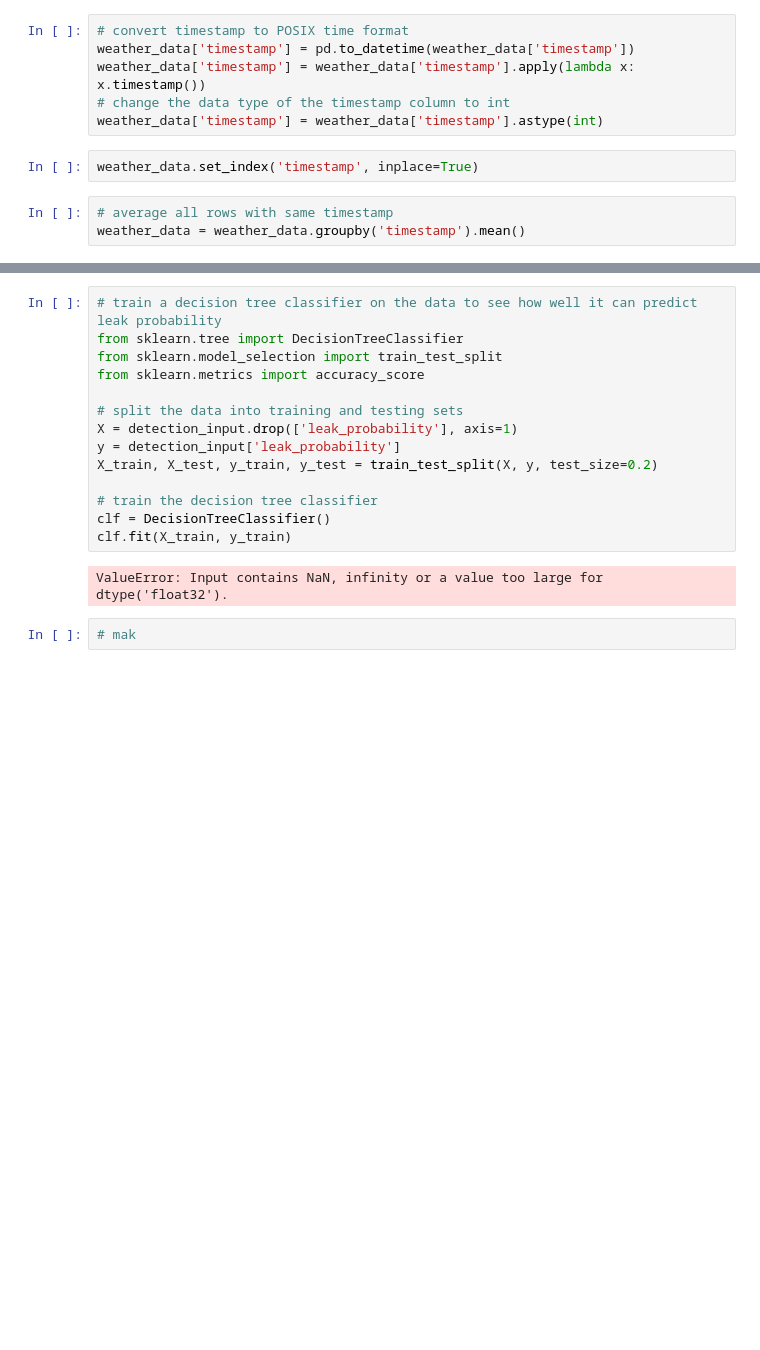
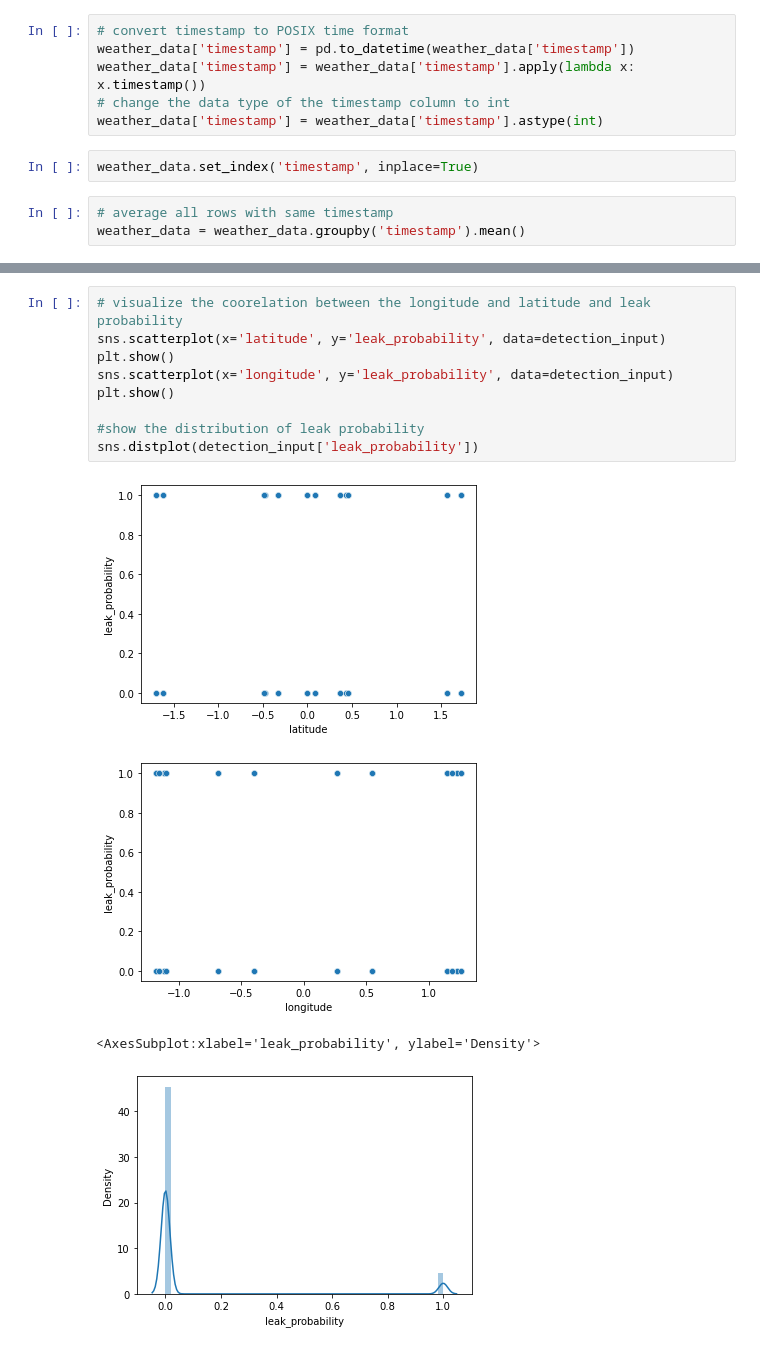
Before and after one commit to rohanchugh14/HackUTD-X-Golden-Hour, a Jupyter notebook: main.ipynb, the cells around one changed output, grey strips where cells are left out. Saved outputs shown, nothing was run; the diff lists cells and outputs as text; blank space fills up the shorter version.

```diff
--- a/main.ipynb
+++ b/main.ipynb
@@ -263,18 +213,14 @@ plt.show()
-# %%
-# train a decision tree classifier on the data to see how well it can predict leak probability
-from sklearn.tree import DecisionTreeClassifier
-from sklearn.model_selection import train_test_split
-from sklearn.metrics import accuracy_score
-
-# split the data into training and testing sets
-X = detection_input.drop(['leak_probability'], axis=1)
-y = detection_input['leak_probability']
-X_train, X_test, y_train, y_test = train_test_split(X, y, test_size=0.2)
-
-# train the decision tree classifier
-clf = DecisionTreeClassifier()
-clf.fit(X_train, y_train)
-# %% [output]
-ValueError: Input contains NaN, infinity or a value too large for dtype('float32').
-# %%
-# mak
+# %%
+# visualize the coorelation between the longitude and latitude and leak probability
+sns.scatterplot(x='latitude', y='leak_probability', data=detection_input)
+plt.show()
+sns.scatterplot(x='longitude', y='leak_probability', data=detection_input)
+plt.show()
+
+#show the distribution of leak probability
+sns.distplot(detection_input['leak_probability'])
+# %% [output]
+[figure, added]
+[figure, added]
+<AxesSubplot:xlabel='leak_probability', ylabel='Density'>
+[figure, added]
```
Also changed, not shown: parts of 30 cells of this notebook, 3 other files.
